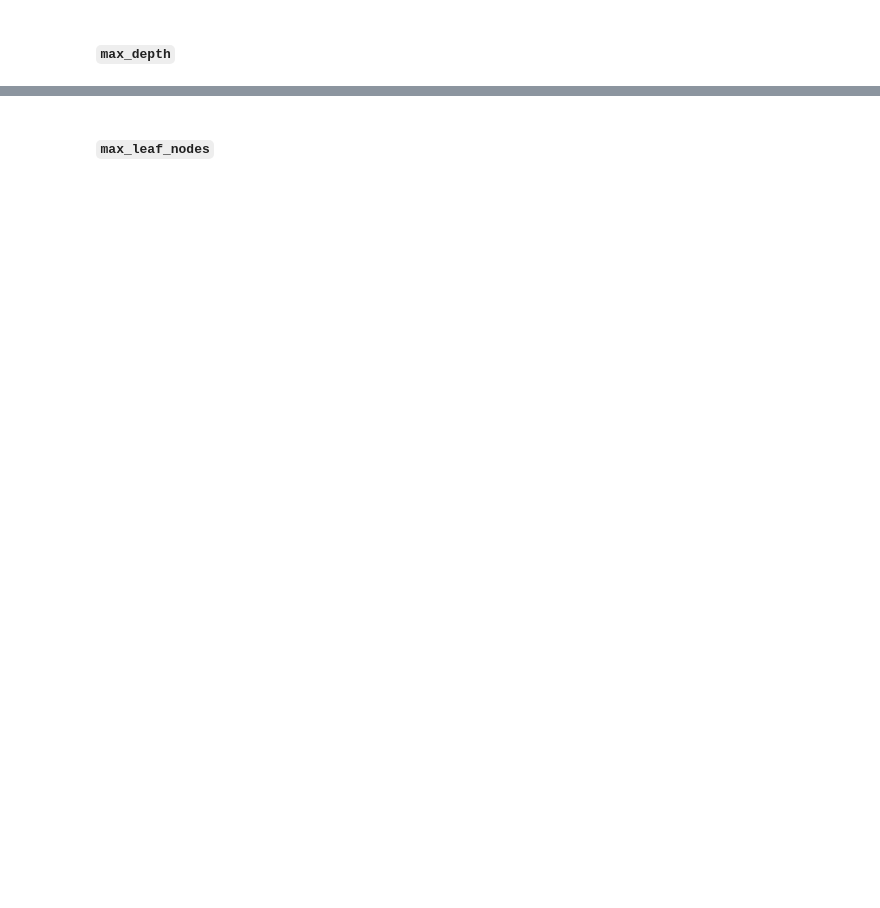
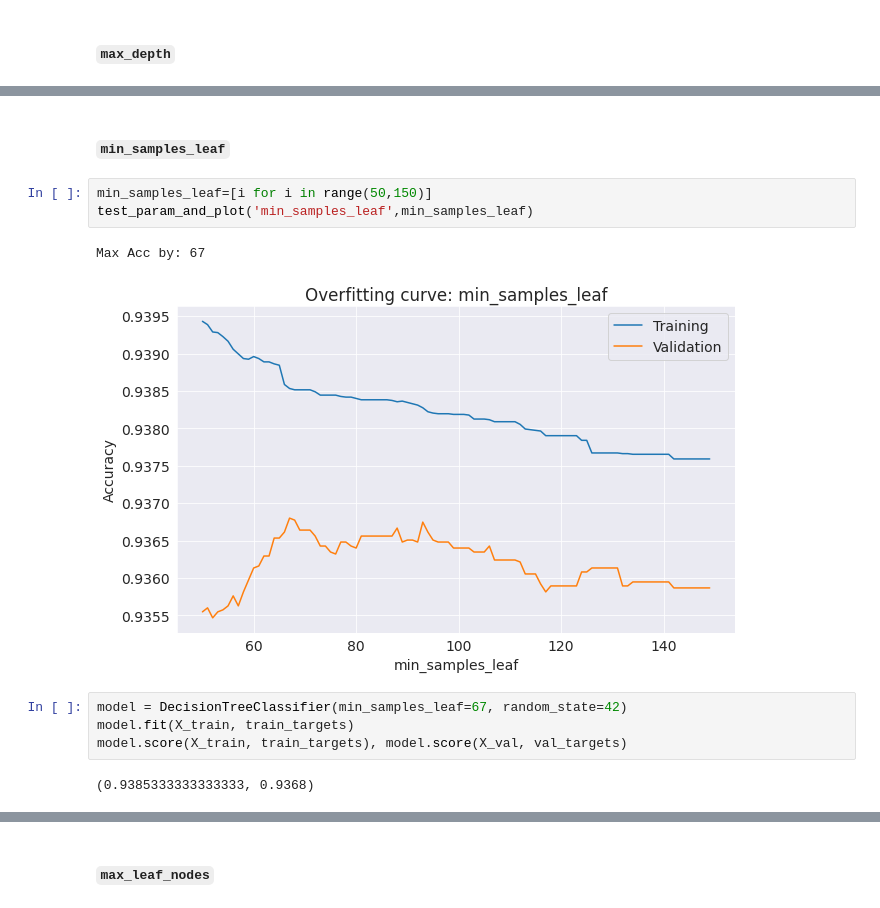
Before and after one commit to prasadposture/Financial-Distress-Prediction, a Jupyter notebook: Financial Distress Prediction.ipynb, the cells around one changed output, grey strips where cells are left out. Drawn from its saved outputs; the diff is of its cells as text; blank space fills up the shorter version.

```diff
--- a/Financial Distress Prediction.ipynb
+++ b/Financial Distress Prediction.ipynb
@@ -580,0 +619,14 @@ model.score(X_train, train_targets), model.score(X_val, val_targets)
+# %% [markdown]
+#### `min_samples_leaf`
+# %%
+min_samples_leaf=[i for i in range(50,150)]
+test_param_and_plot('min_samples_leaf',min_samples_leaf)
+# %% [output]
+Max Acc by: 67
+[figure, added]
+# %%
+model = DecisionTreeClassifier(min_samples_leaf=67, random_state=42)
+model.fit(X_train, train_targets)
+model.score(X_train, train_targets), model.score(X_val, val_targets)
+# %% [output]
+(0.9385333333333333, 0.9368)
```
Also changed, not shown: parts of 49 cells of this notebook.
